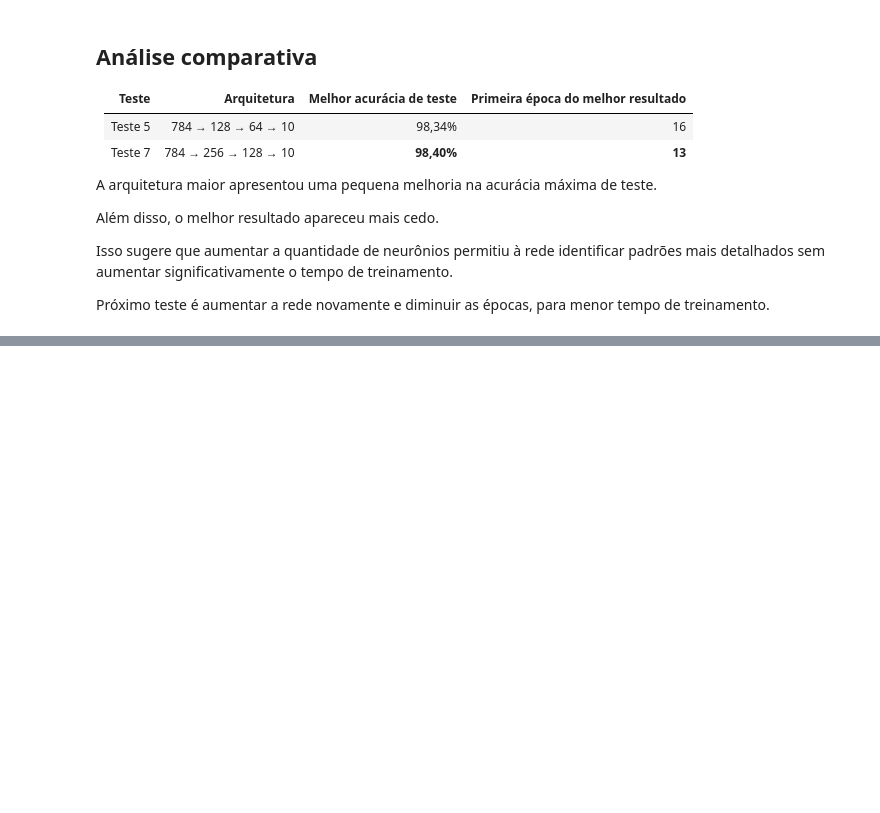
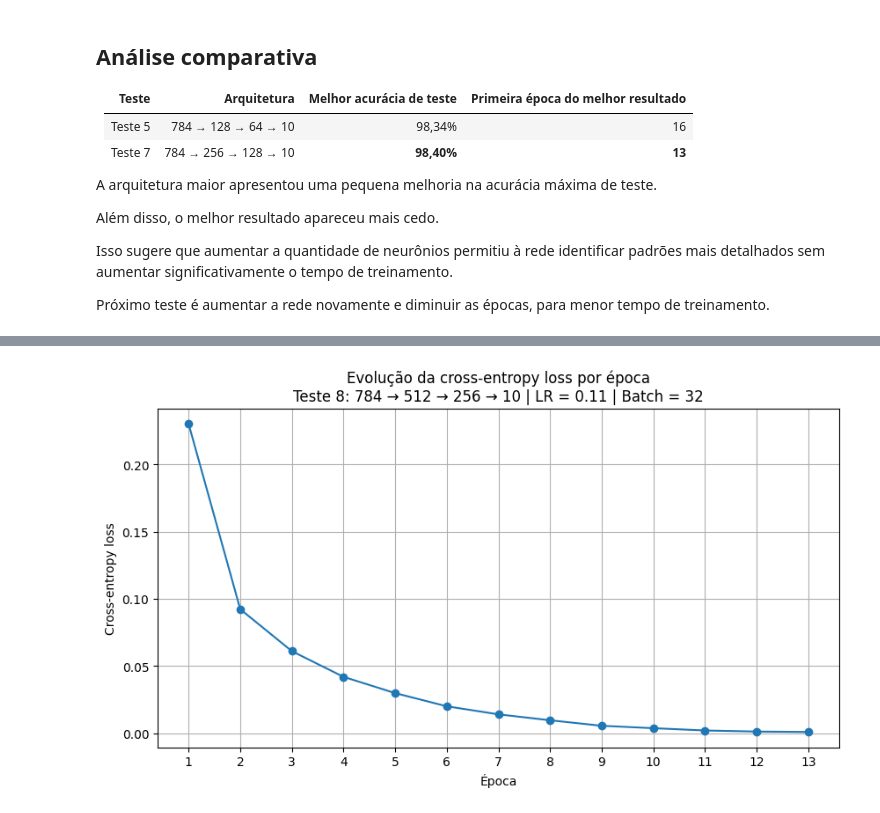
Before and after one commit to Leandro-Filho/Rede_Neural, a Jupyter notebook: notebooks/experimentos.ipynb, the cells around one changed output, grey strips where cells are left out. Cells and saved outputs as stored; diff of their text form; code cells hidden in the pictures; blank space fills up the shorter version.

```diff
--- a/notebooks/experimentos.ipynb
+++ b/notebooks/experimentos.ipynb
@@ -2231,0 +2400,31 @@ de treinamento.
+# %%
+plt.figure(figsize=(10, 5))
+
+plt.plot(
+    epocas_teste_8,
+    loss_teste_8,
+    marker="o"
+)
+
+plt.title(
+    "Evolução da cross-entropy loss por época\n"
+    "Teste 8: 784 → 512 → 256 → 10 | LR = 0.11 | Batch = 32"
+)
+
+plt.xlabel("Época")
+plt.ylabel("Cross-entropy loss")
+
+plt.xticks(
+    range(1, 14)
+)
+
+plt.grid(True)
+
+plt.savefig(
+    "../results/teste_8_loss_por_epoca.png",
+    bbox_inches="tight"
+)
+
+plt.show()
+# %% [output]
+[figure, added]
```
Also changed, not shown: parts of 9 cells of this notebook, 4 other files.
